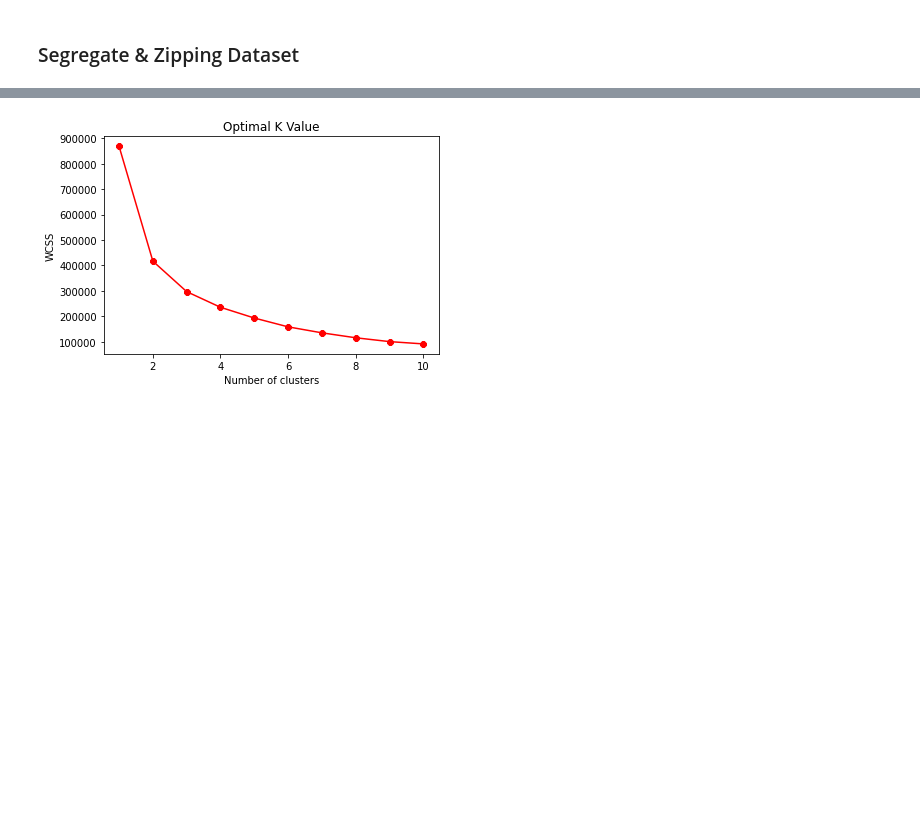
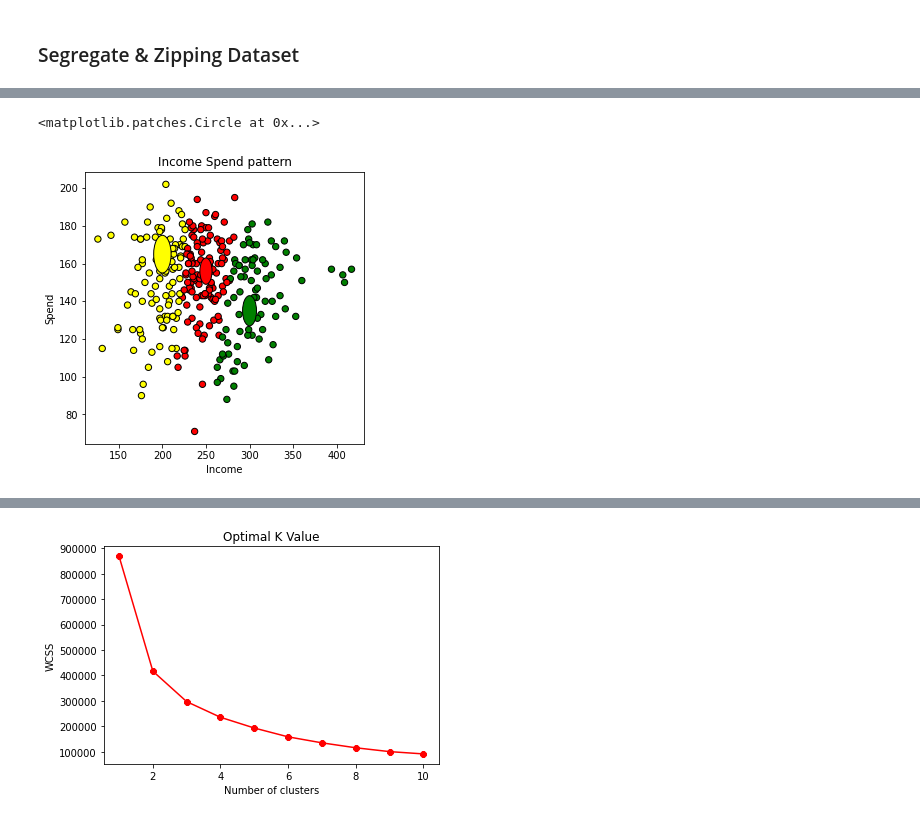
Before and after one commit to VindaShinde/ML-basic_Models, a Jupyter notebook: KMeans_ClusterringUsingIncomeSpent.ipynb, the cells around one changed output, grey strips where cells are left out. Drawn from its saved outputs; the diff is of its cells as text; code cells hidden in the pictures; blank space fills up the shorter version.

```diff
--- a/KMeans_ClusterringUsingIncomeSpent.ipynb
+++ b/KMeans_ClusterringUsingIncomeSpent.ipynb
@@ -51,0 +136,19 @@ X = np.array(list(zip(Income, Spend)))
+# %%
+fig = plt.figure(figsize=(5,5))
+
+# Create a colormap
+colormap = np.array(['black', 'yellow', 'red', 'green'])
+
+plt.scatter(Income, Spend,c=colormap[dataset.Association], edgecolor = 'black', s = 40)
+plt.title('Income Spend pattern')
+plt.xlabel('Income')
+plt.ylabel('Spend')
+circle1 = plt.Circle(centroid1, radius=10, edgecolor = 'black', fc='yellow')
+circle2 = plt.Circle(centroid2, radius=7, edgecolor = 'black', fc='red')
+circle3 = plt.Circle(centroid3, radius=8, edgecolor = 'black', fc='green')
+plt.gca().add_patch(circle1)
+plt.gca().add_patch(circle2)
+plt.gca().add_patch(circle3)
+# %% [output]
+<matplotlib.patches.Circle at 0x...>
+[figure, added]
```
Also changed, not shown: parts of 28 cells of this notebook.
